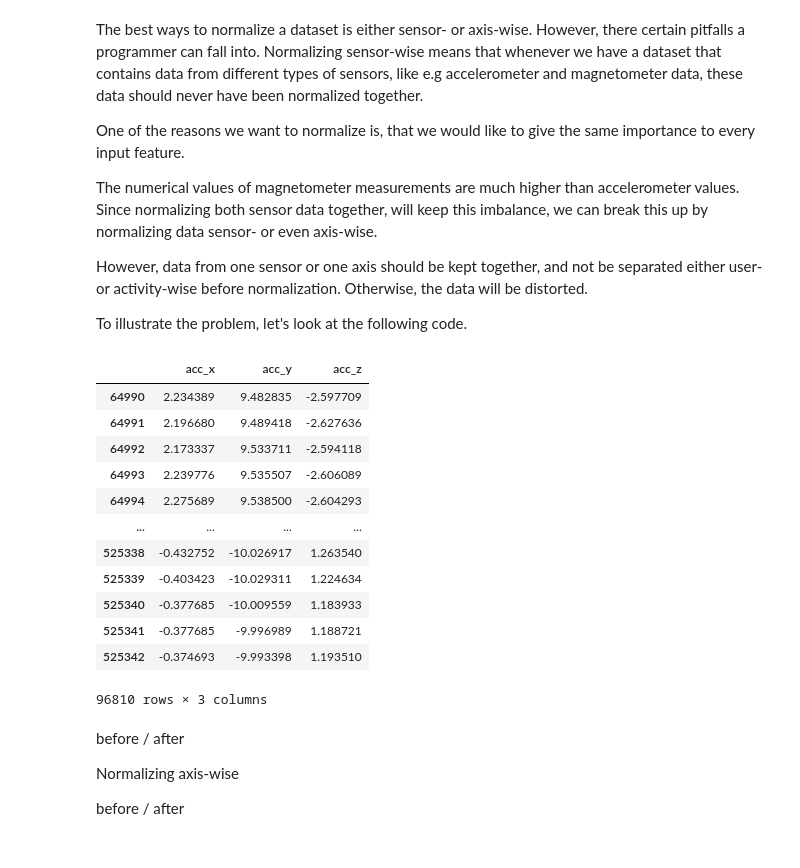
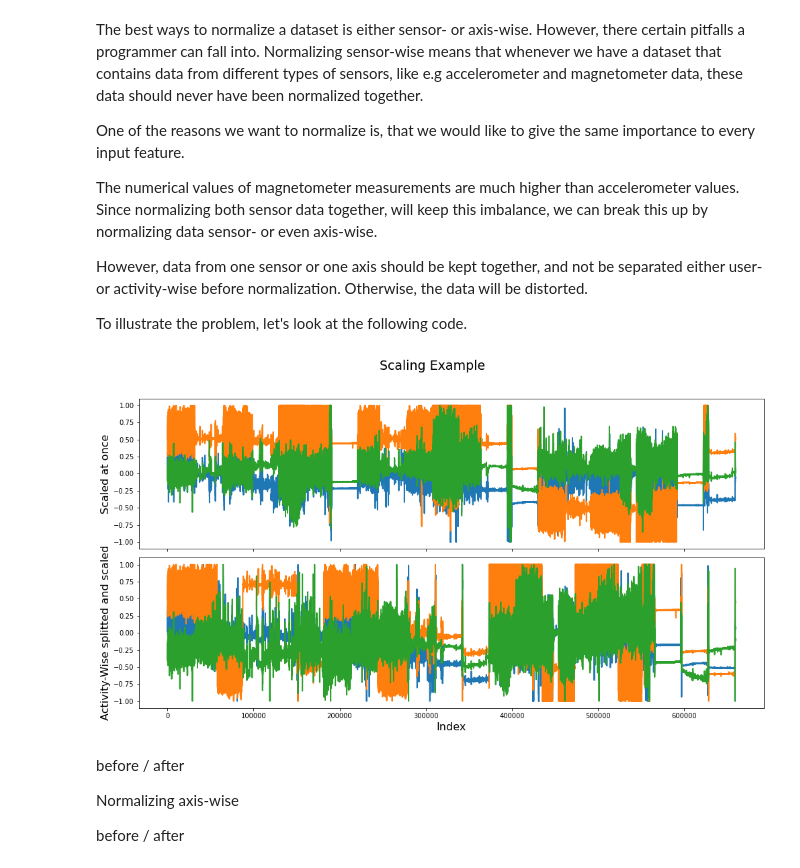
Before and after one commit to mariusbock/dl-for-har, a Jupyter notebook: tutorial_notebooks/preprocessing.ipynb, the cells around one changed output. Saved outputs shown, nothing was run; the diff lists cells and outputs as text; code cells hidden in the pictures.

```diff
--- a/tutorial_notebooks/preprocessing.ipynb
+++ b/tutorial_notebooks/preprocessing.ipynb
@@ -73,28 +74,23 @@ However, data from one sensor or one axis should be kept together, and not be se
 the data will be distorted.
 
 To illustrate the problem, let's look at the following code.
-# %%
-scaler_sensorwise = MinMaxScaler(feature_range=[-1,1])
-walking_data = data.loc[data['activity_label'] == "walking"]
-walking_data = walking_data[["acc_x", "acc_y", "acc_z"]]
-
-#scaled_sensorwise = scaler_sensorwise.fit_transform(data[["acc_x", "acc_y", "acc_z"]].values.reshape(-1,1))
-#scaled_sensorwise
-walking_data
-# %% [output]
-|  | acc_x | acc_y | acc_z |
-| 64990 | 2.234389 | 9.482835 | -2.597709 |
-| 64991 | 2.196680 | 9.489418 | -2.627636 |
-| 64992 | 2.173337 | 9.533711 | -2.594118 |
-| 64993 | 2.239776 | 9.535507 | -2.606089 |
-| 64994 | 2.275689 | 9.538500 | -2.604293 |
-| ... | ... | ... | ... |
-| 525338 | -0.432752 | -10.026917 | 1.263540 |
-| 525339 | -0.403423 | -10.029311 | 1.224634 |
-| 525340 | -0.377685 | -10.009559 | 1.183933 |
-| 525341 | -0.377685 | -9.996989 | 1.188721 |
-| 525342 | -0.374693 | -9.993398 | 1.193510 |
-96810 rows × 3 columns
+# %%
+scaler = MinMaxScaler(feature_range=[-1,1])
+data_activity_wise = {}
+data_activity_wise_scaled = []
+all_activites = data['activity_label'].unique()
+for activity in all_activites:
+    data_activity_wise[activity] = data.loc[data['activity_label'] == activity]
+
+for activity, activity_data in data_activity_wise.items():
+    data_activity_wise_scaled.append(scaler.fit_transform(activity_data[['acc_x', 'acc_y', 'acc_z']]))
+
+data_scaled_at_once = scaler.fit_transform(data[['acc_x', 'acc_y', 'acc_z']])
+data_activity_wise = pd.concat(data_activity_wise_scaled)
+
+plotting.plot_imu_data(data_scaled_at_once, data_activity_wise, "Scaling Example")
+# %% [output]
+[figure, added]
 # %% [markdown]
 before / after
 
```
Also changed, not shown: parts of 2 cells of this notebook, 1 other file.
